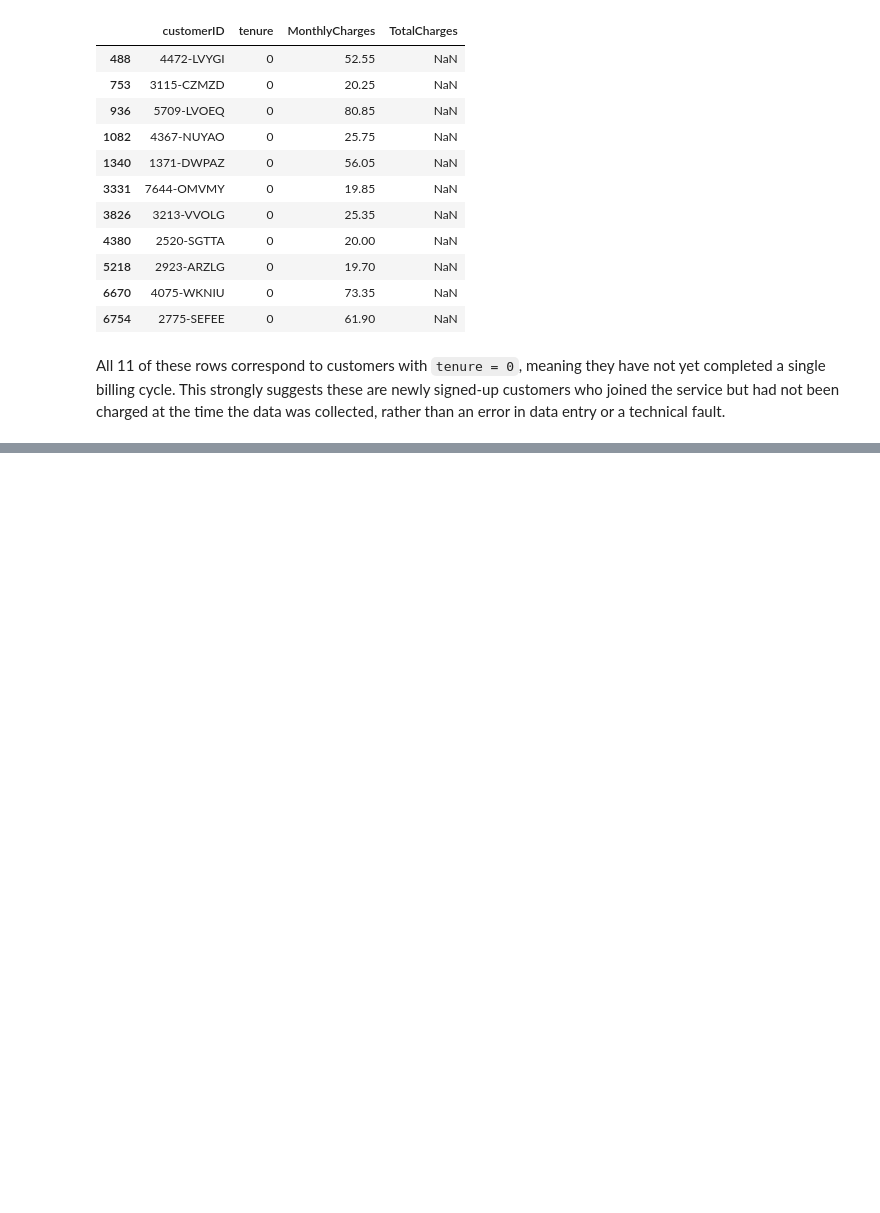
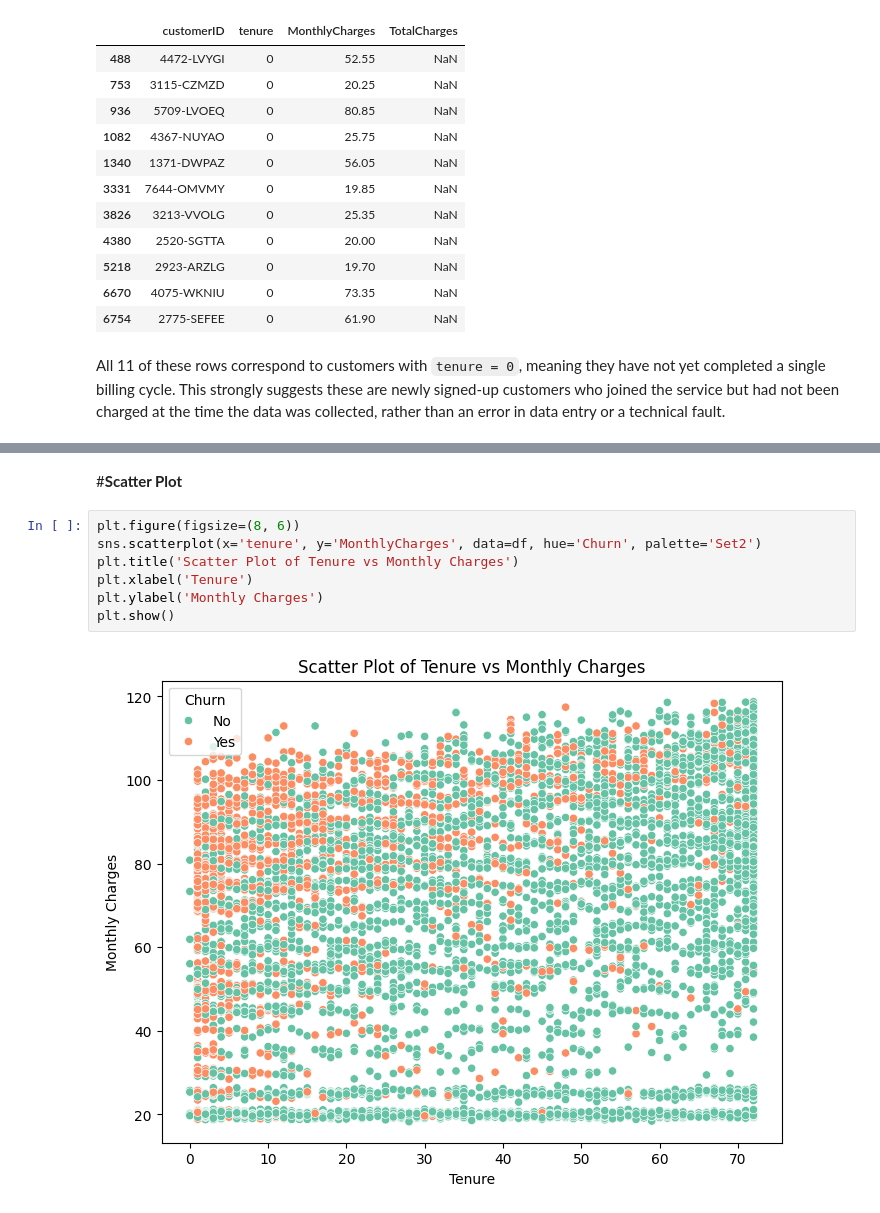
Before and after one commit to LujainAldujain/Data_Mining_Project, a Jupyter notebook: Phase2.ipynb, the cells around one changed output, grey strips where cells are left out. Saved outputs shown, nothing was run; the diff lists cells and outputs as text; blank space fills up the shorter version.

```diff
--- a/Phase2.ipynb
+++ b/Phase2.ipynb
@@ -173,0 +196,11 @@ All 11 of these rows correspond to customers with `tenure = 0`, meaning they hav
+# %% [markdown]
+#**Scatter Plot**
+# %%
+plt.figure(figsize=(8, 6))
+sns.scatterplot(x='tenure', y='MonthlyCharges', data=df, hue='Churn', palette='Set2')
+plt.title('Scatter Plot of Tenure vs Monthly Charges')
+plt.xlabel('Tenure')
+plt.ylabel('Monthly Charges')
+plt.show()
+# %% [output]
+[figure, added]
```
Also changed, not shown: parts of 6 cells of this notebook.
